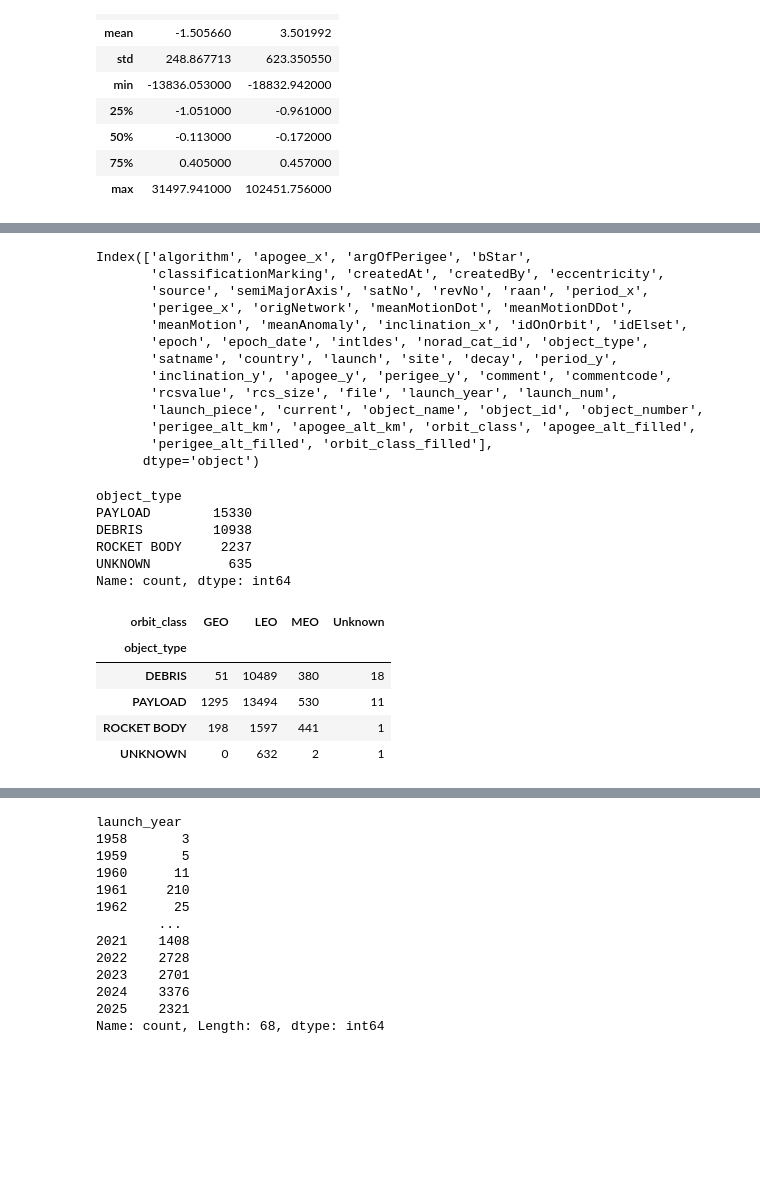
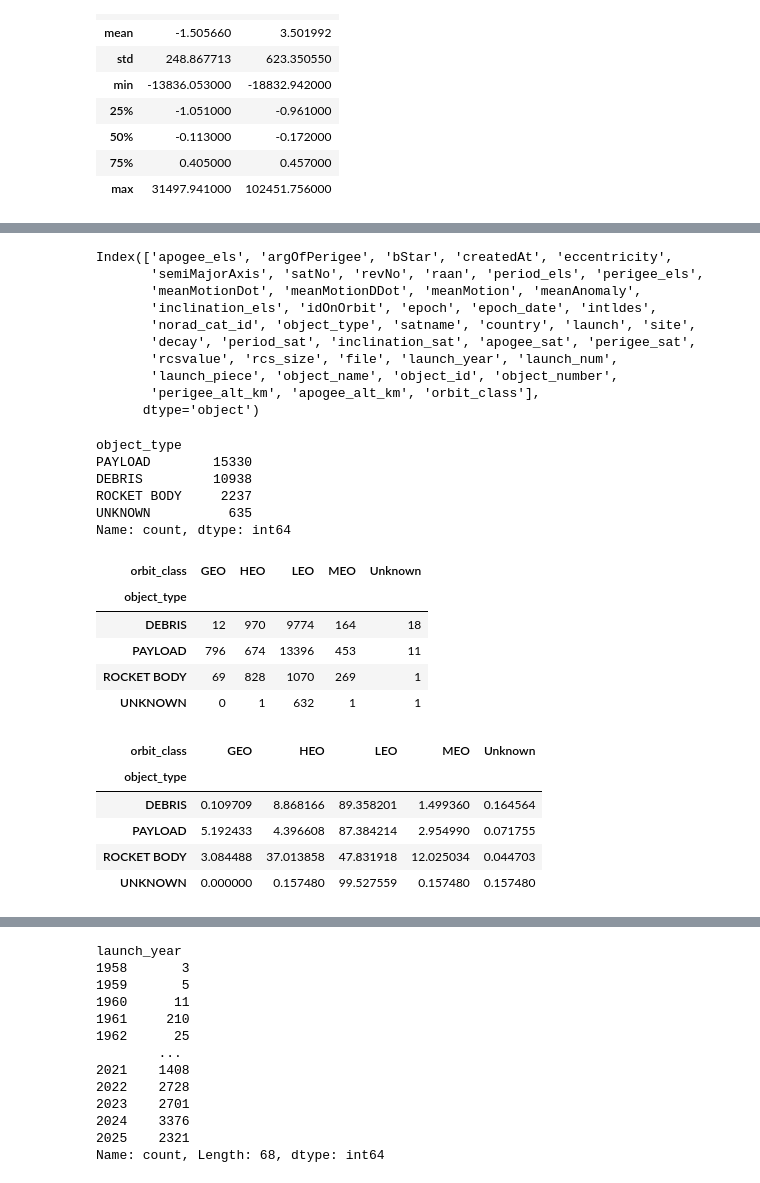
Before and after one commit to dezertdweller/Cosmic-Insights, a Jupyter notebook: notebooks/klg-eda/notebook.ipynb, the cells around one changed output, grey strips where cells are left out. Cells and saved outputs as stored; diff of their text form; code cells hidden in the pictures; blank space fills up the shorter version.

```diff
--- a/notebooks/klg-eda/notebook.ipynb
+++ b/notebooks/klg-eda/notebook.ipynb
@@ -334,5 +334,5 @@ Name: count, dtype: int64
 # %%
-merged = df_all.merge(satcat, left_on='satNo', right_on='norad_cat_id', how='inner')
+merged = df_all.merge(satcat, left_on='satNo', right_on='norad_cat_id', how='inner', suffixes=('_els', '_sat'))
 merged.shape
 # %% [output]
 (9510016, 49)
@@ -399,0 +407,3 @@ df_latest.head()
+# %%
+df_sat = df_latest.drop(columns=['idElset','comment', 'commentcode', 'createdBy', 'source', 'origNetwork', 'algorithm', 'classificationMarking', 'current'])
+df_sat.head()
@@ -400,5 +417,5 @@ df_latest.head()
 # %%
 EARTH_RADIUS = 6378.137  # km (WGS84 equatorial radius)
-df_latest["perigee_alt_km"] = df_latest["perigee_x"] - EARTH_RADIUS
-df_latest["apogee_alt_km"]  = df_latest["apogee_x"]  - EARTH_RADIUS
+df_sat["perigee_alt_km"] = df_sat["perigee_els"] - EARTH_RADIUS
+df_sat["apogee_alt_km"]  = df_sat["apogee_els"]  - EARTH_RADIUS
 # %%
@@ -435,11 +480,21 @@ df_check[df_check['apogee_diff'].abs() > 100].sort_values(by='apogee_diff', asce
 # %%
-def classify_orbit(perigee, apogee):
-    if pd.isna(perigee): return "Unknown"
-    if apogee > 35686-200 and perigee > 35686-200: return "GEO"
-    elif perigee < 2000: return "LEO"
-    elif perigee < 35586: return "MEO"
-    else: return "HEO"
-df_latest['orbit_class'] = df_latest.apply(lambda row: classify_orbit(row['perigee_alt_km'], row['apogee_alt_km']), axis=1)
-df_latest['orbit_class'].value_counts()
+def classify_orbit(perigee_km, apogee_km, eccentricity):
+    if pd.isna(perigee_km) or pd.isna(apogee_km):
+        return 'Unknown'
+    # GEO band check (both near GEO altitude)
+    if (abs(perigee_kam - 35786) <= 200) and (abs(apogee_km - 35786) <= 200):
+        return 'GEO'
+    # HEO check
+    if eccentricity > 0.1 and (apogee_km - perigee_km) > 10000:
+        return 'HEO'
+    # LEO / MEO otherwise
+    if perigee_km < 2000:
+        return 'LEO'
+    if perigee_km < 35786:
+        return 'MEO'
+    return 'HEO'
+
+df_sat['orbit_class'] = df_sat.apply(lambda row: classify_orbit(row['perigee_alt_km'], row['apogee_alt_km'], row['eccentricity']), axis=1)
+df_sat['orbit_class'].value_counts()
 # %% [output]
 orbit_class
@@ -471,17 +507,14 @@ dtype: int64
 # %%
-df_latest.columns
+df_sat.columns
 # %% [output]
-Index(['algorithm', 'apogee_x', 'argOfPerigee', 'bStar',
-       'classificationMarking', 'createdAt', 'createdBy', 'eccentricity',
-       'source', 'semiMajorAxis', 'satNo', 'revNo', 'raan', 'period_x',
-       'perigee_x', 'origNetwork', 'meanMotionDot', 'meanMotionDDot',
-       'meanMotion', 'meanAnomaly', 'inclination_x', 'idOnOrbit', 'idElset',
-       'epoch', 'epoch_date', 'intldes', 'norad_cat_id', 'object_type',
-       'satname', 'country', 'launch', 'site', 'decay', 'period_y',
-       'inclination_y', 'apogee_y', 'perigee_y', 'comment', 'commentcode',
+Index(['apogee_els', 'argOfPerigee', 'bStar', 'createdAt', 'eccentricity',
+       'semiMajorAxis', 'satNo', 'revNo', 'raan', 'period_els', 'perigee_els',
+       'meanMotionDot', 'meanMotionDDot', 'meanMotion', 'meanAnomaly',
+       'inclination_els', 'idOnOrbit', 'epoch', 'epoch_date', 'intldes',
+       'norad_cat_id', 'object_type', 'satname', 'country', 'launch', 'site',
+       'decay', 'period_sat', 'inclination_sat', 'apogee_sat', 'perigee_sat',
        'rcsvalue', 'rcs_size', 'file', 'launch_year', 'launch_num',
-       'launch_piece', 'current', 'object_name', 'object_id', 'object_number',
-       'perigee_alt_km', 'apogee_alt_km', 'orbit_class', 'apogee_alt_filled',
-       'perigee_alt_filled', 'orbit_class_filled'],
+       'launch_piece', 'object_name', 'object_id', 'object_number',
+       'perigee_alt_km', 'apogee_alt_km', 'orbit_class'],
       dtype='object')
 # %%
@@ -494,12 +527,22 @@ ROCKET BODY     2237
 UNKNOWN          635
 Name: count, dtype: int64
 # %%
-pivot = df_latest.pivot_table(index='object_type', columns='orbit_class', values='satNo', aggfunc='nunique', fill_value=0)
+pivot = df_sat.pivot_table(index='object_type', columns='orbit_class', values='satNo', aggfunc='nunique', fill_value=0)
 pivot
 # %% [output]
-| orbit_class | GEO | LEO | MEO | Unknown |
-| object_type |  |  |  |  |
-| DEBRIS | 51 | 10489 | 380 | 18 |
-| PAYLOAD | 1295 | 13494 | 530 | 11 |
-| ROCKET BODY | 198 | 1597 | 441 | 1 |
-| UNKNOWN | 0 | 632 | 2 | 1 |
+| orbit_class | GEO | HEO | LEO | MEO | Unknown |
+| object_type |  |  |  |  |  |
+| DEBRIS | 12 | 970 | 9774 | 164 | 18 |
+| PAYLOAD | 796 | 674 | 13396 | 453 | 11 |
+| ROCKET BODY | 69 | 828 | 1070 | 269 | 1 |
+| UNKNOWN | 0 | 1 | 632 | 1 | 1 |
+# %%
+pivot_percent_rows = pivot.div(pivot.sum(axis=1), axis=0) * 100
+pivot_percent_rows
+# %% [output]
+| orbit_class | GEO | HEO | LEO | MEO | Unknown |
+| object_type |  |  |  |  |  |
+| DEBRIS | 0.109709 | 8.868166 | 89.358201 | 1.499360 | 0.164564 |
+| PAYLOAD | 5.192433 | 4.396608 | 87.384214 | 2.954990 | 0.071755 |
+| ROCKET BODY | 3.084488 | 37.013858 | 47.831918 | 12.025034 | 0.044703 |
+| UNKNOWN | 0.000000 | 0.157480 | 99.527559 | 0.157480 | 0.157480 |
```
Also changed, not shown: parts of 17 cells of this notebook.
